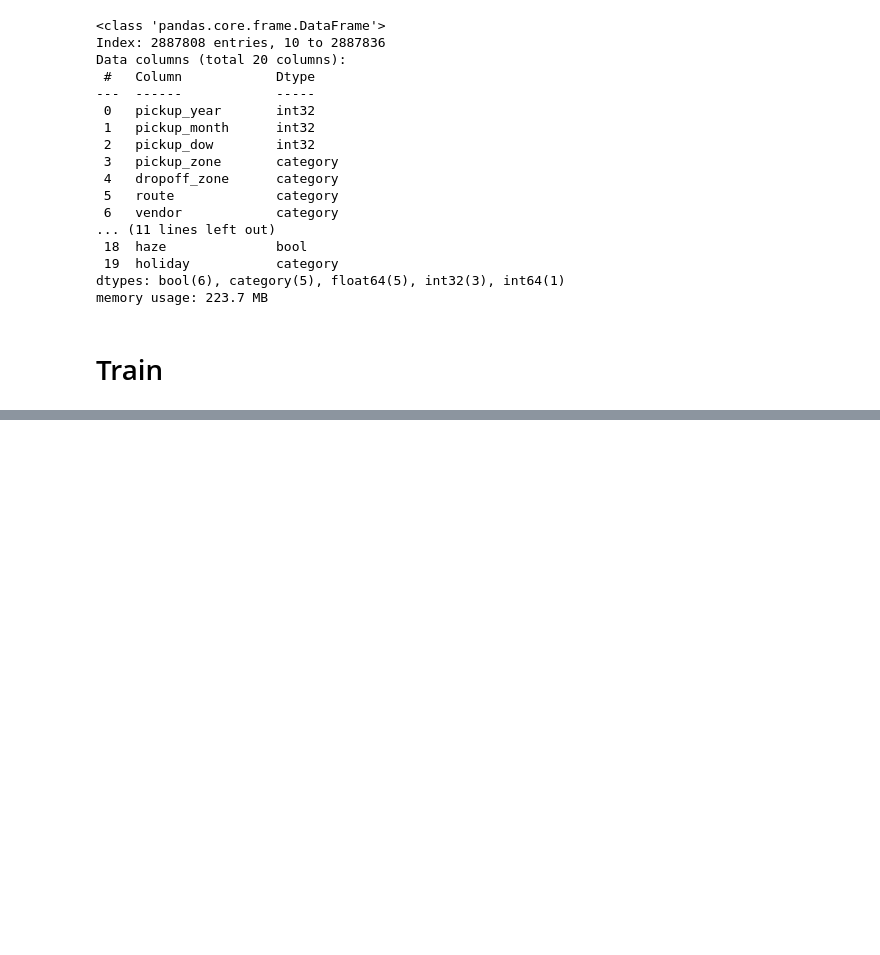
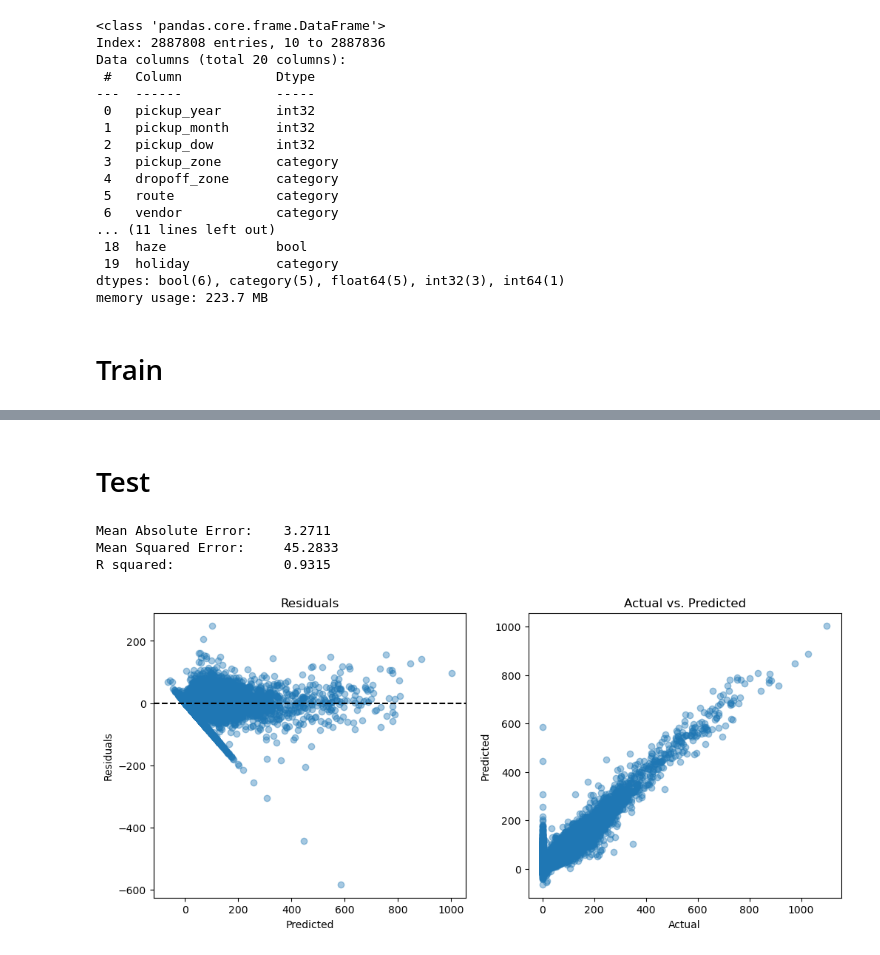
Before and after one commit to emma123456789102/Machine-Learning-Taxi-, a Jupyter notebook: models/ride_demand/04_xgboost.ipynb, the cells around one changed output, grey strips where cells are left out. Drawn from its saved outputs; the diff is of its cells as text; code cells hidden in the pictures; blank space fills up the shorter version.

```diff
--- a/models/ride_demand/04_xgboost.ipynb
+++ b/models/ride_demand/04_xgboost.ipynb
@@ -220,0 +316,10 @@ R squared:              0.9255
+# %% [markdown]
+# Test
+# %%
+test_predictions = xg.predict(X_test)
+helpers.analysis(y_test, test_predictions)
+# %% [output]
+Mean Absolute Error:    3.2711
+Mean Squared Error:     45.2833
+R squared:              0.9315
+[figure, added]
```
Also changed, not shown: parts of 5 cells of this notebook.
